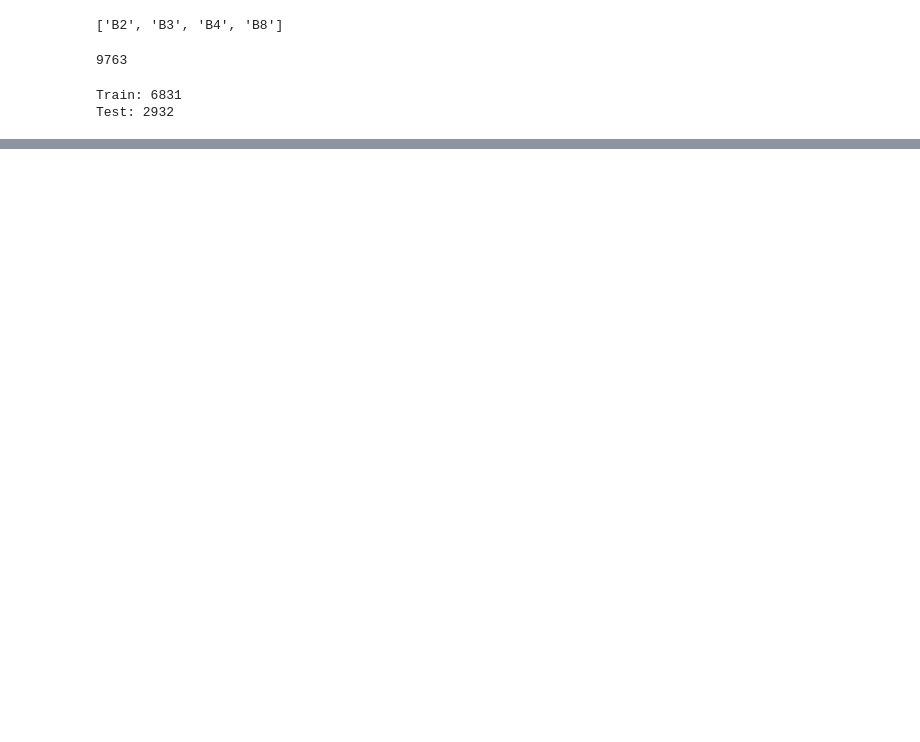
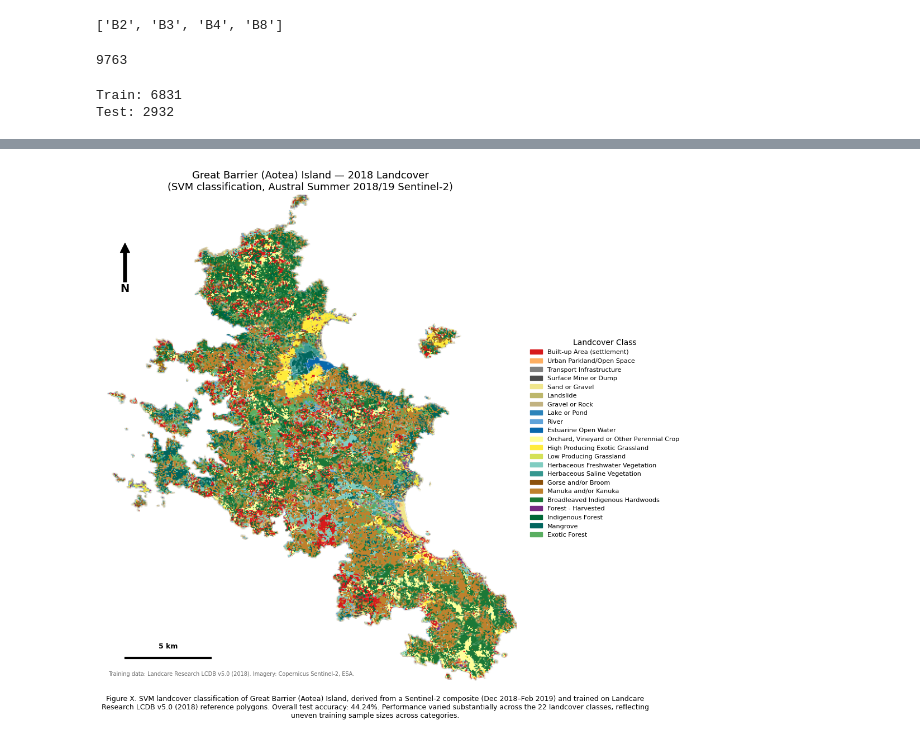
Before and after one commit to dhruvpGEE/SatelliteDataAI-UOA, a Jupyter notebook: Lab-Notebooks/DhruvPatel_761_Lab2.ipynb, the cells around one changed output, grey strips where cells are left out. Drawn from its saved outputs; the diff is of its cells as text; code cells hidden in the pictures; blank space fills up the shorter version.

```diff
--- a/Lab-Notebooks/DhruvPatel_761_Lab2.ipynb
+++ b/Lab-Notebooks/DhruvPatel_761_Lab2.ipynb
@@ -583,0 +722,18 @@ SVM Test Accuracy: 30.87%
+# %%
+# Remap actual class codes -> sequential 0..N-1 for visualization
+remap_from = class_codes
+remap_to = list(range(len(class_codes)))
+
+classified_gbi_vis = classified_gbi_final.remap(remap_from, remap_to, bandName='classification')
+
+vis_params_gbi = {
+    'min': 0,
+    'max': len(class_codes) - 1,
+    'palette': class_colors
+}
+
+# --- NEW: clip to the actual LCDB land polygons, not the full bounding rectangle ---
+island_land_geom = lcdb_fc.geometry()
+classified_gbi_vis_clipped = classified_gbi_vis.clip(island_land_geom)
+
+img_gbi_classified_clipped = get_thumb_array(classified_gbi_vis_clipped, aoi_gbi, vis_params_gbi, dimensions=512)
@@ -583,0 +742,66 @@ SVM Test Accuracy: 30.87%
+# %%
+import matplotlib.pyplot as plt
+import matplotlib.patches as mpatches
+from matplotlib.patches import FancyArrowPatch
+
+fig, ax = plt.subplots(figsize=(10, 10))
+
+# --- Main map image ---
+ax.imshow(img_gbi_classified_clipped)
+ax.set_title('Great Barrier (Aotea) Island — 2018 Landcover\n(SVM classification, Austral Summer 2018/19 Sentinel-2)', fontsize=13)
+ax.axis('off')
+
+img_h, img_w = img_gbi_classified.shape[0], img_gbi_classified.shape[1]
+
+# --- Legend ---
+legend_patches = [mpatches.Patch(color=f'#{c}', label=n) for c, n in zip(class_colors, class_names)]
+ax.legend(
+    handles=legend_patches,
+    loc='center left',
+    bbox_to_anchor=(1.02, 0.5),
+    fontsize=8,
+    title='Landcover Class',
+    frameon=False
+)
+
+# --- North arrow ---
+ax.annotate('N', xy=(0.05, 0.90), xytext=(0.05, 0.80),
+            xycoords='axes fraction',
+            fontsize=14, fontweight='bold', ha='center',
+            arrowprops=dict(facecolor='black', width=4, headwidth=12))
+
+# --- Scale bar ---
+# aoi_gbi spans ~175.28 to 175.55 deg longitude (~0.27 deg)
+# At this latitude (~-36.2S), 1 degree longitude ≈ 89.8 km
+lon_span_deg = 175.55 - 175.28
+lon_span_km = lon_span_deg * 89.8
+km_per_pixel = lon_span_km / img_w
+
+scale_km = 5  # 5 km scale bar
+scale_px = scale_km / km_per_pixel
+
+bar_x_start = img_w * 0.05
+bar_y = img_h * 0.95
+ax.plot([bar_x_start, bar_x_start + scale_px], [bar_y, bar_y], color='black', linewidth=3)
+ax.text(bar_x_start + scale_px / 2, bar_y - img_h * 0.02, f'{scale_km} km',
+        ha='center', fontsize=9, fontweight='bold')
+
+# --- Data attribution ---
+ax.text(0.01, 0.01,
+        'Training data: Landcare Research LCDB v5.0 (2018). Imagery: Copernicus Sentinel-2, ESA.',
+        transform=ax.transAxes, fontsize=7, color='dimgray', va='bottom')
+
+# --- Performance stats + caption ---
+caption = (
+    f"Figure X. SVM landcover classification of Great Barrier (Aotea) Island, derived from a Sentinel-2 "
+    f"composite (Dec 2018–Feb 2019) and trained on Landcare Research LCDB v5.0 (2018) reference polygons. "
+    f"Overall test accuracy: {accuracy_score(y_test, y_pred):.2%}. Performance varied substantially across "
+    f"the 22 landcover classes, reflecting uneven training sample sizes across categories."
+)
+fig.text(0.5, -0.02, caption, wrap=True, ha='center', fontsize=9)
+
+plt.tight_layout()
+plt.savefig('great_barrier_island_landcover.png', dpi=300, bbox_inches='tight')
+plt.show()
+# %% [output]
+[figure, added]
```
Also changed, not shown: parts of 25 cells of this notebook.
